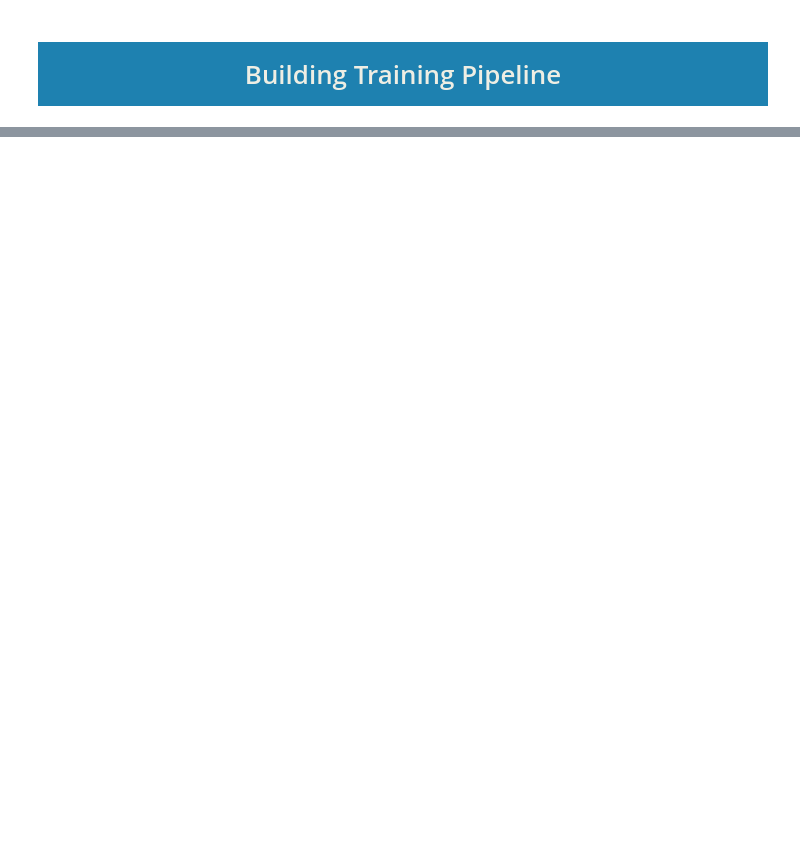
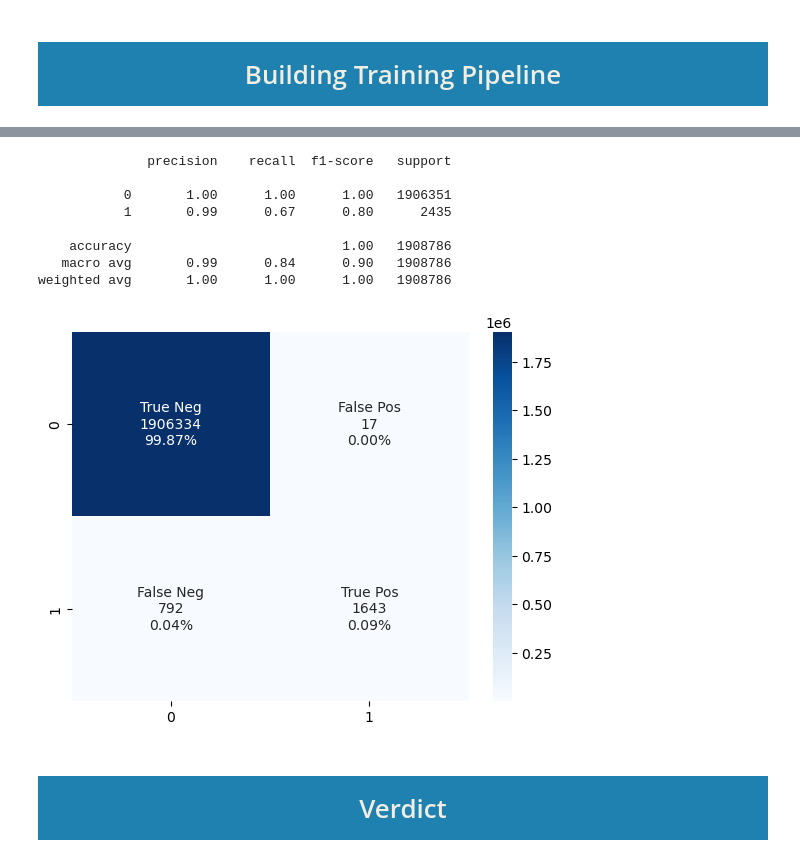
Before and after one commit to blitzkz23/online-payments-fraud-detection, a Jupyter notebook: notebooks/training-pipeline.ipynb, the cells around one changed output, grey strips where cells are left out. Cells and saved outputs as stored; diff of their text form; code cells hidden in the pictures; blank space fills up the shorter version.

```diff
--- a/notebooks/training-pipeline.ipynb
+++ b/notebooks/training-pipeline.ipynb
@@ -197,0 +312,14 @@ classifier = [('decision_tree', dt_grid), ('xgboost', xgb_grid)]
+# %%
+evaluate_model(xgb_model, X_test, y_test)
+# %% [output]
+              precision    recall  f1-score   support
+
+           0       1.00      1.00      1.00   1906351
+           1       0.99      0.67      0.80      2435
+
+    accuracy                           1.00   1908786
+   macro avg       0.99      0.84      0.90   1908786
+weighted avg       1.00      1.00      1.00   1908786
+[figure, added]
+# %% [markdown]
+# <span><center><div style="font-family: Trebuchet MS; background-color: #1e81b0; color: #eeeee4; padding: 12px; line-height: 1;">Verdict</div></center></span>
```
Also changed, not shown: parts of 36 cells of this notebook, 2 other files.
